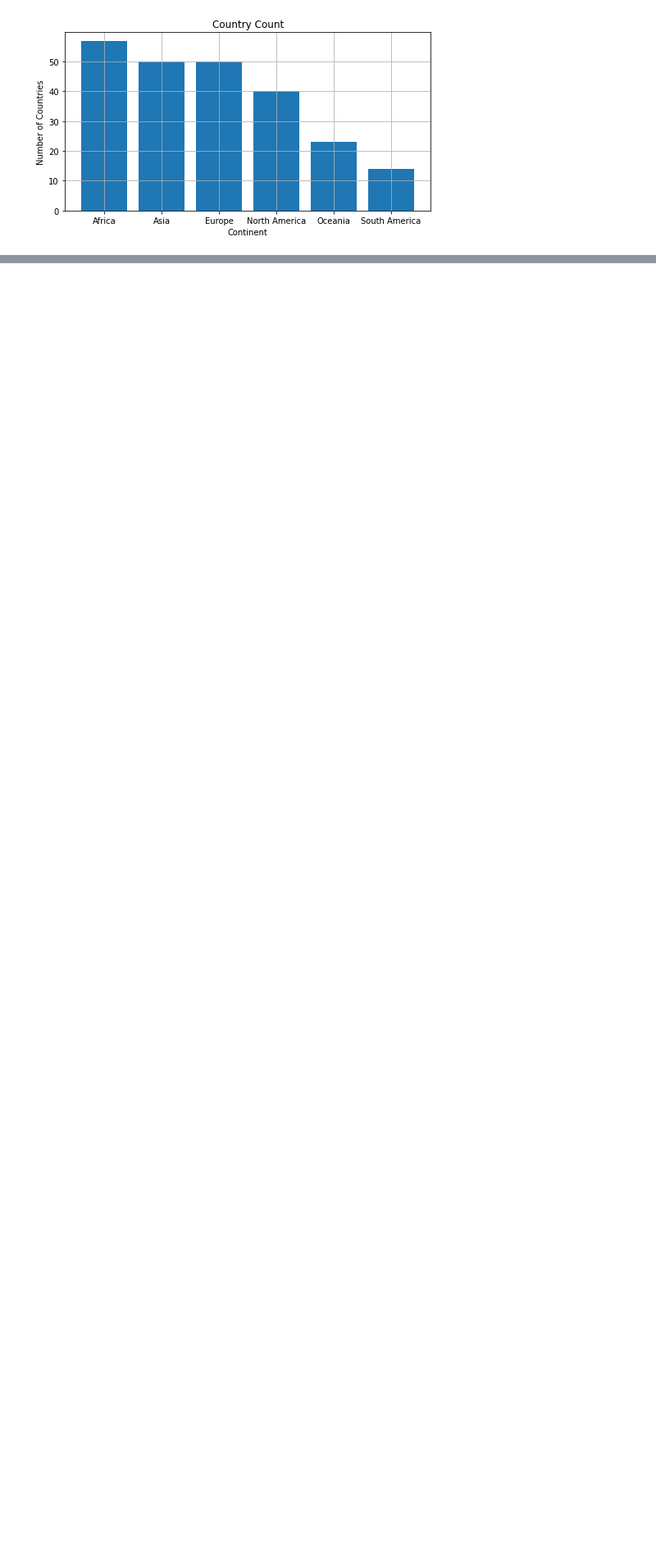
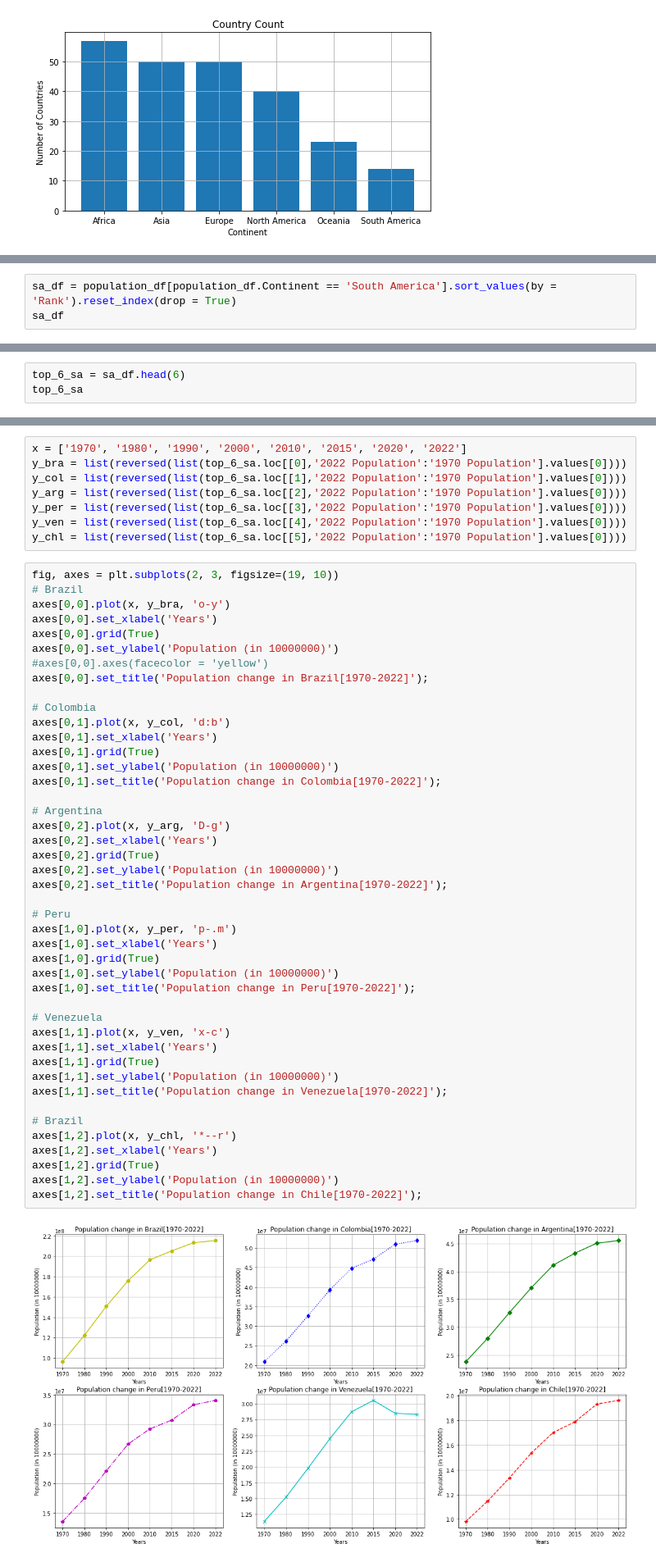
Before and after one commit to sankhadeepriju/Towards-Python-Data-Analysis, a Jupyter notebook: Data-Analysis World Population(1970-2022)[A Beginner's Approach]/world-population-data-analysis-beginner.ipynb, the cells around one changed output, grey strips where cells are left out. Shown: that part at 82% size. Cells and saved outputs as stored; diff of their text form; blank space fills up the shorter version.

```diff
--- a/Data-Analysis World Population(1970-2022)[A Beginner's Approach]/world-population-data-analysis-beginner.ipynb
+++ b/Data-Analysis World Population(1970-2022)[A Beginner's Approach]/world-population-data-analysis-beginner.ipynb
@@ -310 +315,4 @@ plt.bar(country_count.index,country_count.Country);
 South America has the least number of countries in this dataset.
+# %%
+sa_df = population_df[population_df.Continent == 'South America'].sort_values(by = 'Rank').reset_index(drop = True)
+sa_df
@@ -310,0 +335,3 @@ South America has the least number of countries in this dataset.
+# %%
+top_6_sa = sa_df.head(6)
+top_6_sa
@@ -310,0 +346,54 @@ South America has the least number of countries in this dataset.
+# %%
+x = ['1970', '1980', '1990', '2000', '2010', '2015', '2020', '2022']
+y_bra = list(reversed(list(top_6_sa.loc[[0],'2022 Population':'1970 Population'].values[0])))
+y_col = list(reversed(list(top_6_sa.loc[[1],'2022 Population':'1970 Population'].values[0])))
+y_arg = list(reversed(list(top_6_sa.loc[[2],'2022 Population':'1970 Population'].values[0])))
+y_per = list(reversed(list(top_6_sa.loc[[3],'2022 Population':'1970 Population'].values[0])))
+y_ven = list(reversed(list(top_6_sa.loc[[4],'2022 Population':'1970 Population'].values[0])))
+y_chl = list(reversed(list(top_6_sa.loc[[5],'2022 Population':'1970 Population'].values[0])))
+# %%
+fig, axes = plt.subplots(2, 3, figsize=(19, 10))
+# Brazil
+axes[0,0].plot(x, y_bra, 'o-y')
+axes[0,0].set_xlabel('Years')
+axes[0,0].grid(True)
+axes[0,0].set_ylabel('Population (in 10000000)')
+#axes[0,0].axes(facecolor = 'yellow')
+axes[0,0].set_title('Population change in Brazil[1970-2022]');
+
+# Colombia
+axes[0,1].plot(x, y_col, 'd:b')
+axes[0,1].set_xlabel('Years')
+axes[0,1].grid(True)
+axes[0,1].set_ylabel('Population (in 10000000)')
+axes[0,1].set_title('Population change in Colombia[1970-2022]');
+
+# Argentina
+axes[0,2].plot(x, y_arg, 'D-g')
+axes[0,2].set_xlabel('Years')
+axes[0,2].grid(True)
+axes[0,2].set_ylabel('Population (in 10000000)')
+axes[0,2].set_title('Population change in Argentina[1970-2022]');
+
+# Peru
+axes[1,0].plot(x, y_per, 'p-.m')
+axes[1,0].set_xlabel('Years')
+axes[1,0].grid(True)
+axes[1,0].set_ylabel('Population (in 10000000)')
+axes[1,0].set_title('Population change in Peru[1970-2022]');
+
+# Venezuela
+axes[1,1].plot(x, y_ven, 'x-c')
+axes[1,1].set_xlabel('Years')
+axes[1,1].grid(True)
+axes[1,1].set_ylabel('Population (in 10000000)')
+axes[1,1].set_title('Population change in Venezuela[1970-2022]');
+
+# Brazil
+axes[1,2].plot(x, y_chl, '*--r')
+axes[1,2].set_xlabel('Years')
+axes[1,2].grid(True)
+axes[1,2].set_ylabel('Population (in 10000000)')
+axes[1,2].set_title('Population change in Chile[1970-2022]');
+# %% [output]
+[figure, added]
```
Also changed, not shown: parts of 17 cells of this notebook.
